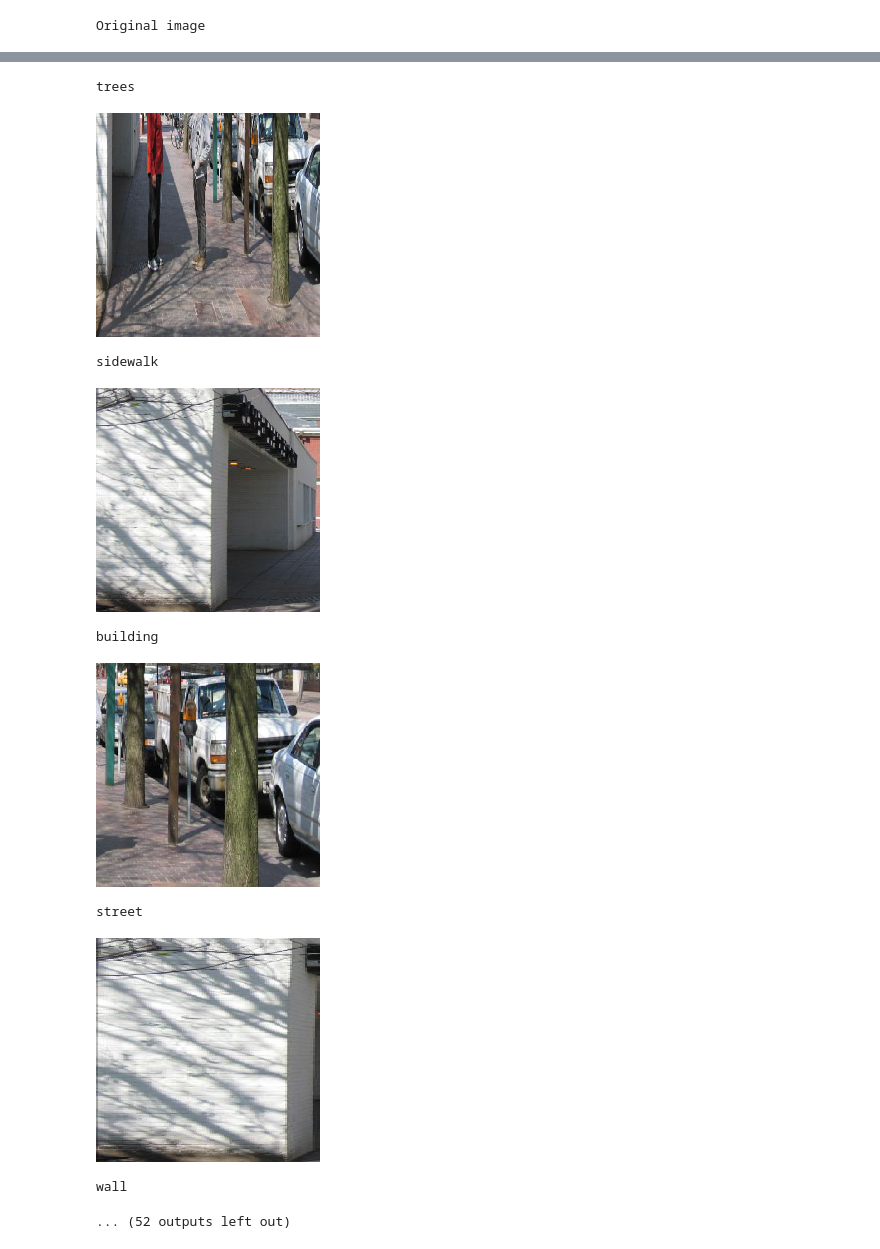
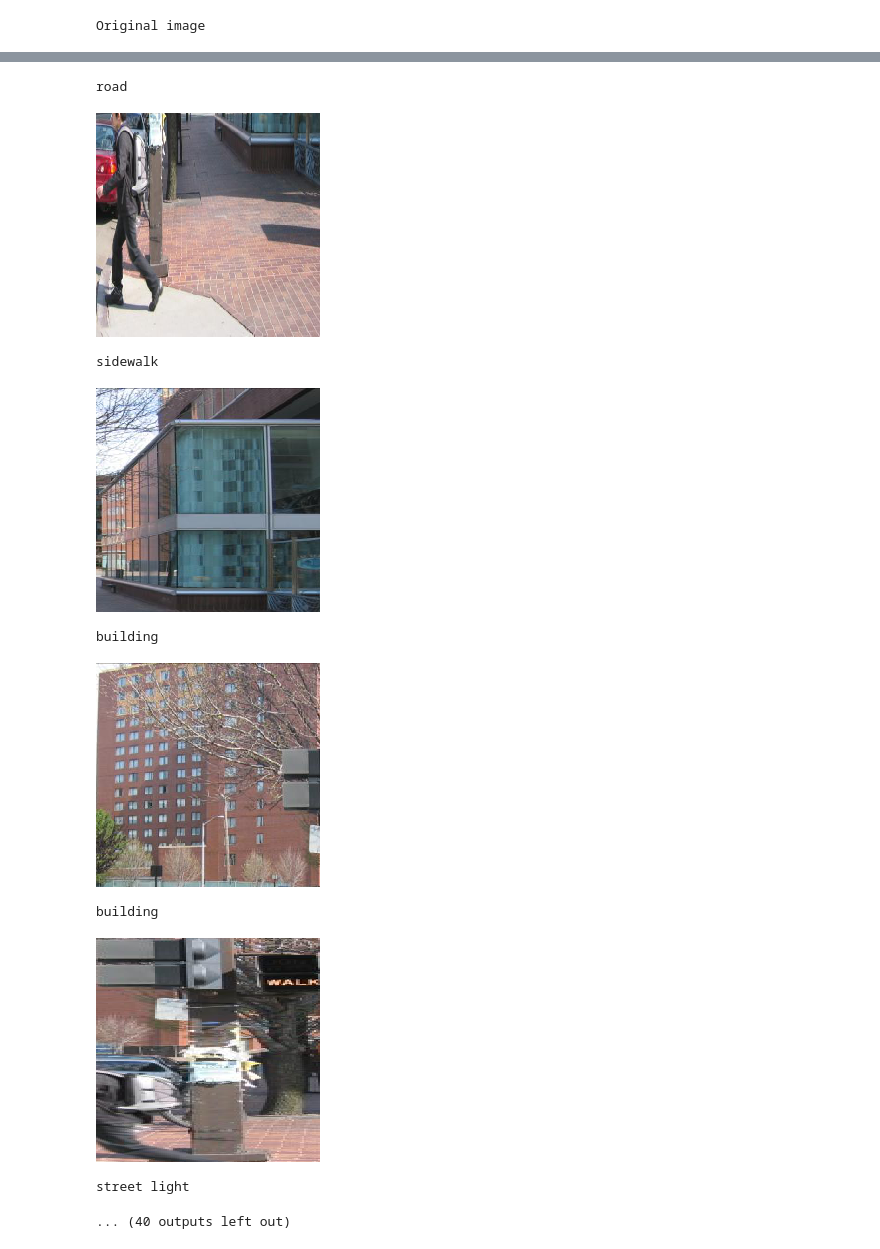
Before and after one commit to erastogi/Attnet, a Jupyter notebook: preprocessing/VisualGenome_Bounding_box_extraction.ipynb, the cells around one changed output, grey strips where cells are left out. Saved outputs shown, nothing was run; the diff lists cells and outputs as text; code cells hidden in the pictures.

```diff
--- a/preprocessing/VisualGenome_Bounding_box_extraction.ipynb
+++ b/preprocessing/VisualGenome_Bounding_box_extraction.ipynb
@@ -12,3 +12,7 @@ data_path = '/mnt/W/Users/Alt/Documents/CMU/11777/data/VG'
+# %%
+data_path = '..'
+img_dirs = (os.path.join(data_path, 'VG_100K'),
+            os.path.join(data_path, 'VG_100K_2'))
 # %%
 image_data_path = os.path.join(data_path, 'image_data.json')
 objects_path = os.path.join(data_path, 'objects.json')
@@ -39,18 +48,32 @@ for attributes_info_image in attributes_info.values():
 att_to_ix = {name: ix for ix, name in enumerate(vocabulary_attributes)}
 # %%
-def get_img(url):
-    relative_image_path = url.split('/')[-2:]
-    image_path = os.path.join(data_path, *relative_image_path)
-    if not os.path.isfile(image_path):
+def get_img(img_id, url):
+    if url is not None:
+        url_split = url.split('/')
+        img_name = url_split[-1]
+    else:
+        img_name = '{}.jpg'.format(img_id)
+    for dir_path in img_dirs:
+        image_path = os.path.join(dir_path, img_name)
+        if os.path.isfile(image_path):
+            return Image.open(image_path)
+    if url is not None:
         r = requests.get(url)
         r.raise_for_status()
+        image_path = os.path.join(dir_path, url_split[-2], img_name)
         with open(image_path, 'wb') as image_file:
             image_file.write(r.content)
         return Image.open(BytesIO(r.content))
-    return Image.open(image_path)
+    raise requests.exceptions.HTTPError
 # %%
+class WrongModeException(Exception):
+    pass
+
 def preprocess_image(objects_info_image, attributes_info_image, display_images=False):
-    img = get_img(url=objects_info_image['image_url'])
+    img = get_img(img_id=objects_info_image['image_id'], url=objects_info_image.get('image_url', None))
+
+    if img.mode != 'RGB':
+        raise WrongModeException
 
     if display_images:
         display(img)
@@ -64,7 +87,7 @@ def preprocess_image(objects_info_image, attributes_info_image, display_images=F
                        for object_ in attributes}
 
     img_ids = np.ones(N, dtype=np.int) * objects_info_image['image_id']
-    object_squares = np.empty((N, 224, 224, 3), dtype=np.uint8)
+    object_squares = np.empty((N, 3, 224, 224), dtype=np.uint8)
     original_sizes = np.empty(N, dtype=np.int)
     object_names = np.empty(N, dtype=np.int)
     attributes_names = []
@@ -87,6 +110,6 @@ def preprocess_image(objects_info_image, attributes_info_image, display_images=F
             print(' - '.join(object_['names']))
             print()
 
-        object_squares[i] = np.asarray(resized)
+        object_squares[i] = np.rollaxis(np.asarray(resized), axis=2, start=0)
 
     return object_squares, img_ids, original_sizes, object_names, attributes_names
@@ -93,3 +148,3 @@ def preprocess_image(objects_info_image, attributes_info_image, display_images=F
 # %%
-preprocess_image(objects_info[1], attributes_info[1], display_images=True);
+preprocess_image(objects_info[2], attributes_info[2], display_images=True);
 # %% [output]
@@ -99,11 +154,11 @@ Original image
-trees
+road
-[figure, old version]
+[figure, new version]
 sidewalk
-[figure, old version]
+[figure, new version]
 building
-[figure, old version]
+[figure, new version]
-street
+building
-[figure, old version]
+[figure, new version]
-wall
+street light
-... (52 outputs left out)
+... (40 outputs left out)
 # %%
```
Also changed, not shown: parts of 16 cells of this notebook.
